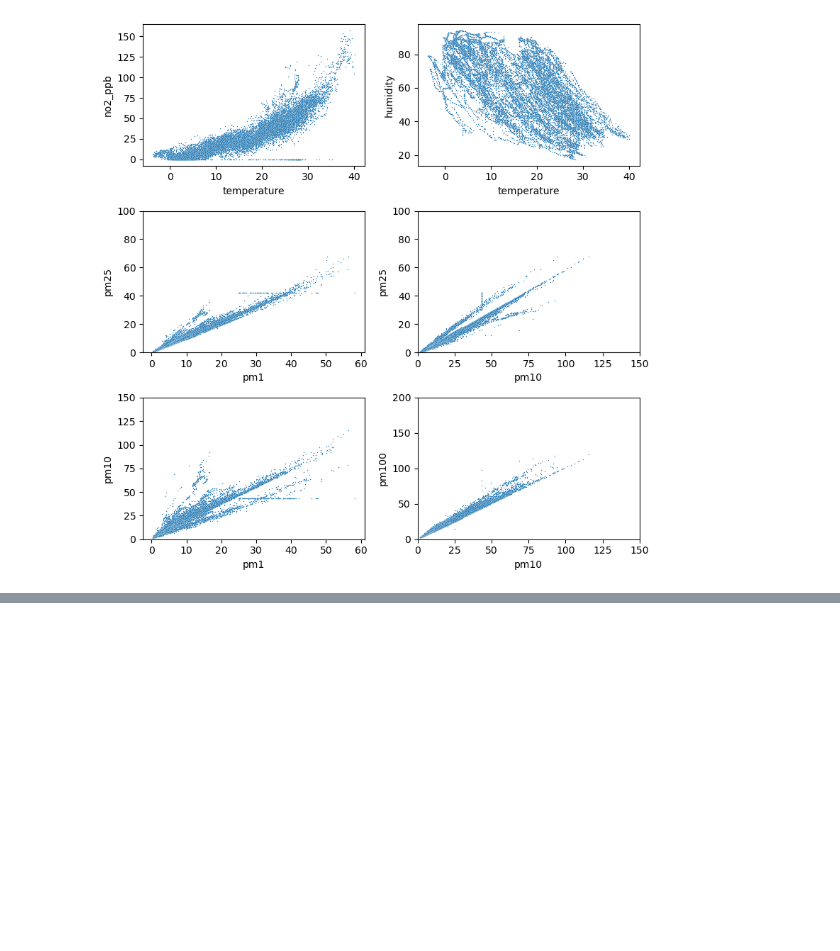
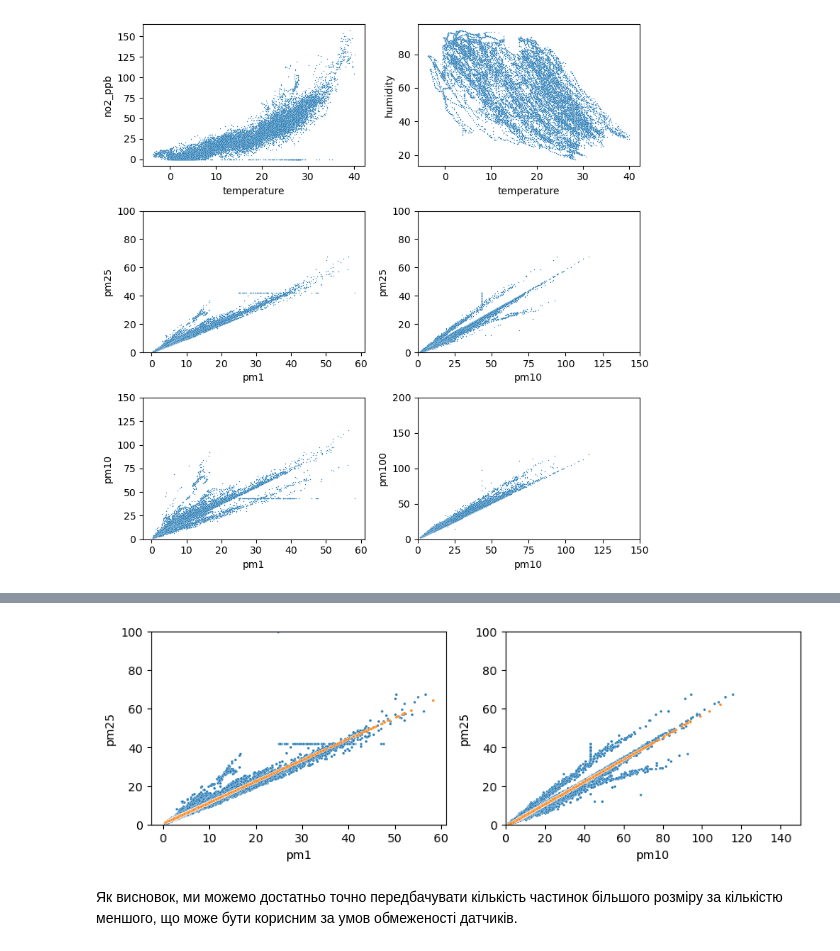
Before and after one commit to tymofiichuy/linear_regression, a Jupyter notebook: lw1.ipynb, the cells around one changed output, grey strips where cells are left out. Cells and saved outputs as stored; diff of their text form; code cells hidden in the pictures; blank space fills up the shorter version.

```diff
--- a/lw1.ipynb
+++ b/lw1.ipynb
@@ -90,0 +144,4 @@ plt.show()
+# %%
+col = ['loggrd_at', 'pm1', 'pm10', 'pm25', 'pm100']
+pm_df = df.drop(columns=[c for c in df.columns if c not in col], inplace=False)
+pm_df.head(5)
@@ -90,0 +156,36 @@ plt.show()
+# %%
+model_1_25 = LinearRegression()
+model_10_25 = LinearRegression()
+pm1_array = pm_df[['pm1']].to_numpy()
+pm1_array = pm1_array.reshape((-1,1))
+pm10_array = pm_df[['pm10']].to_numpy()
+pm10_array = pm10_array.reshape((-1,1))
+
+pm25_array = pm_df[['pm25']].to_numpy()
+pm1_train, pm1_test, pm_1_25_train, pm_1_25_test = train_test_split(pm1_array, pm25_array, test_size=0.25, random_state=20, shuffle=True)
+pm10_train, pm10_test, pm_10_25_train, pm_10_25_test = train_test_split(pm10_array, pm25_array, test_size=0.25, random_state=20, shuffle=True)
+
+model_1_25.fit(pm1_train, pm_1_25_train)
+pm_1_25_predicted = model_1_25.predict(pm1_test)
+model_10_25.fit(pm10_train, pm_10_25_train)
+pm_10_25_predicted = model_10_25.predict(pm10_test)
+
+fig, axes = plt.subplots(1, 2, figsize=(10, 3))
+sns.scatterplot(x=pm1_train.flatten(), y=pm_1_25_train.flatten(), s=5, ax=axes[0])
+sns.scatterplot(x = pm1_test.flatten(), y=pm_1_25_predicted.flatten(), s=5, ax=axes[0])
+axes[0].set_ylim(0, 100)
+axes[0].set_xlabel('pm1')
+axes[0].set_ylabel('pm25')
+
+sns.scatterplot(x=pm10_train.flatten(), y=pm_10_25_train.flatten(), s=5, ax=axes[1])
+sns.scatterplot(x = pm10_test.flatten(), y=pm_10_25_predicted.flatten(), s=5, ax=axes[1])
+axes[1].set_ylim(0, 100)
+axes[1].set_xlim(0, 150)
+axes[1].set_xlabel('pm10')
+axes[1].set_ylabel('pm25')
+plt.show()
+# %% [output]
+[figure, added]
+# %% [markdown]
+Як висновок, ми можемо достатньо точно передбачувати кількість частинок більшого розміру за кількістю меншого, що може бути
+корисним за умов обмеженості датчиків.
```
Also changed, not shown: parts of 7 cells of this notebook.
